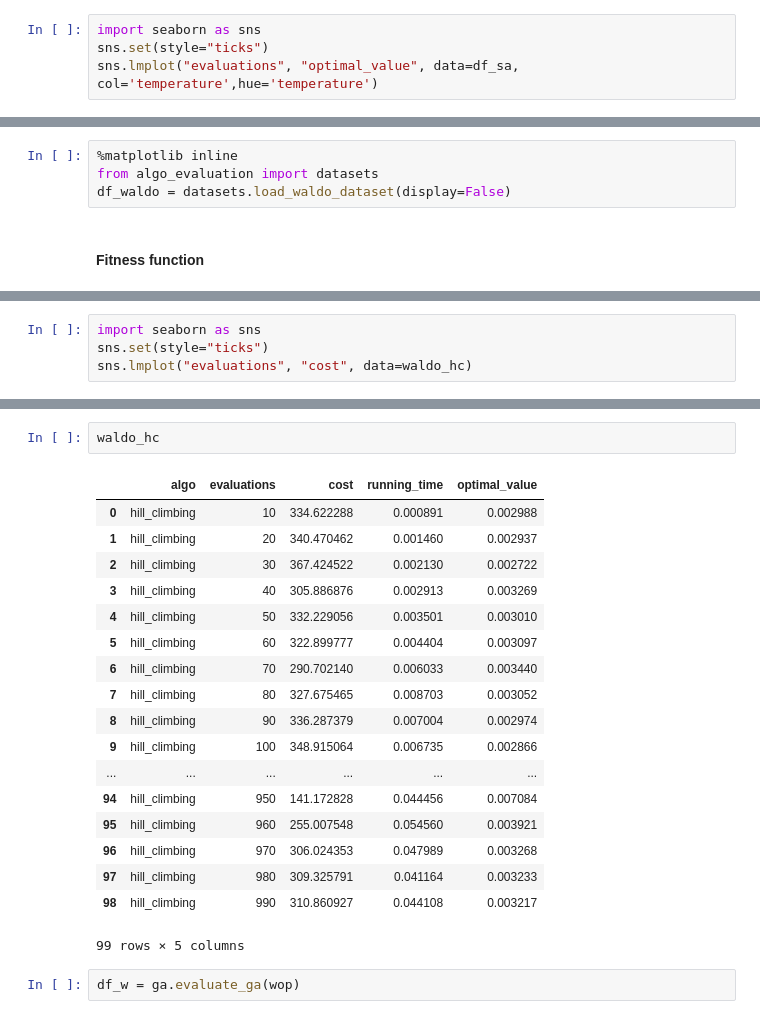
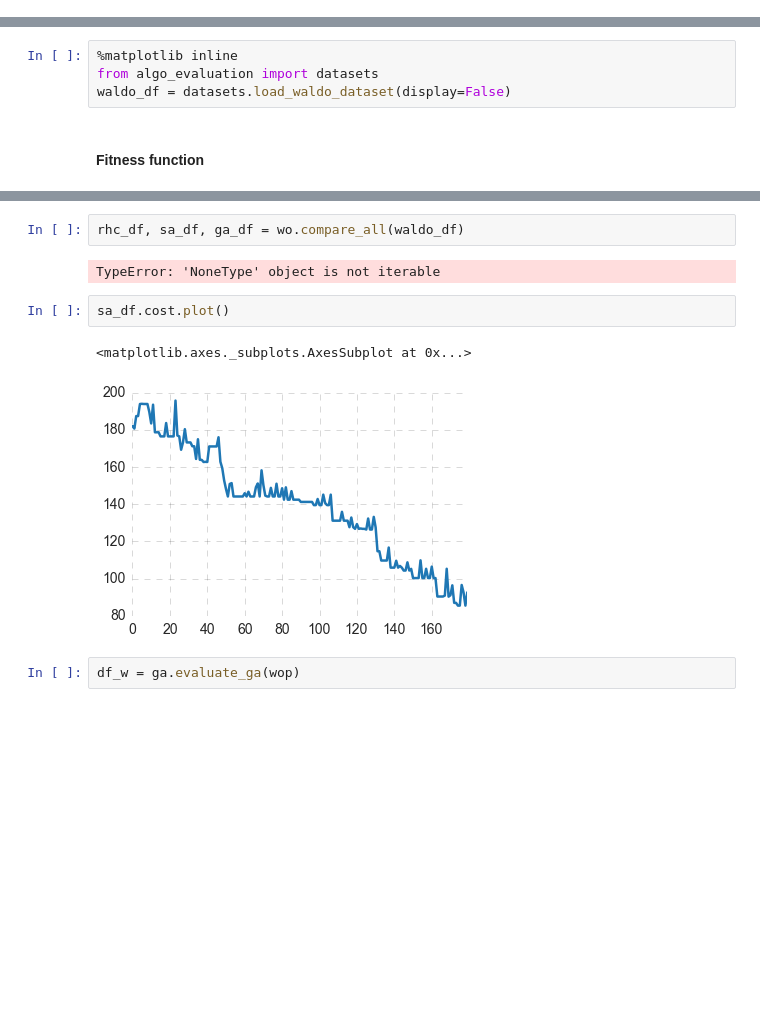
Before and after one commit to sshegheva/bag-of-algorithms, a Jupyter notebook: analysis/notebooks/RandomizedOptimization.ipynb, the cells around one changed output, grey strips where cells are left out. Saved outputs shown, nothing was run; the diff lists cells and outputs as text; blank space fills up the shorter version.

Commit message:
implement waldo optimization problem

```diff
--- a/analysis/notebooks/RandomizedOptimization.ipynb
+++ b/analysis/notebooks/RandomizedOptimization.ipynb
@@ -102,4 +76,0 @@ sns.lmplot("evaluations", "optimal_value", data=df_sa)
-# %%
-import seaborn as sns
-sns.set(style="ticks")
-sns.lmplot("evaluations", "optimal_value", data=df_sa, col='temperature',hue='temperature')
@@ -152,7 +81,7 @@ I only recently came across Waldo-spotting book series (since I grew up outside
 # %%
 %matplotlib inline
 from algo_evaluation import datasets
-df_waldo = datasets.load_waldo_dataset(display=False)
+waldo_df = datasets.load_waldo_dataset(display=False)
 # %% [markdown]
 #### Fitness function
 # %%
@@ -172,4 +91,0 @@ waldo_hc = hill_climbing.evaluate_hc(waldo_opt, evaluation_range=xrange(10, 1000
-# %%
-import seaborn as sns
-sns.set(style="ticks")
-sns.lmplot("evaluations", "cost", data=waldo_hc)
@@ -179,24 +92,12 @@ sns.lmplot("evaluations", "cost", data=waldo_hc)
-# %%
-waldo_hc
-# %% [output]
-|  | algo | evaluations | cost | running_time | optimal_value |
-| 0 | hill_climbing | 10 | 334.622288 | 0.000891 | 0.002988 |
-| 1 | hill_climbing | 20 | 340.470462 | 0.001460 | 0.002937 |
-| 2 | hill_climbing | 30 | 367.424522 | 0.002130 | 0.002722 |
-| 3 | hill_climbing | 40 | 305.886876 | 0.002913 | 0.003269 |
-| 4 | hill_climbing | 50 | 332.229056 | 0.003501 | 0.003010 |
-| 5 | hill_climbing | 60 | 322.899777 | 0.004404 | 0.003097 |
-| 6 | hill_climbing | 70 | 290.702140 | 0.006033 | 0.003440 |
-| 7 | hill_climbing | 80 | 327.675465 | 0.008703 | 0.003052 |
-| 8 | hill_climbing | 90 | 336.287379 | 0.007004 | 0.002974 |
-| 9 | hill_climbing | 100 | 348.915064 | 0.006735 | 0.002866 |
-| ... | ... | ... | ... | ... | ... |
-| 94 | hill_climbing | 950 | 141.172828 | 0.044456 | 0.007084 |
-| 95 | hill_climbing | 960 | 255.007548 | 0.054560 | 0.003921 |
-| 96 | hill_climbing | 970 | 306.024353 | 0.047989 | 0.003268 |
-| 97 | hill_climbing | 980 | 309.325791 | 0.041164 | 0.003233 |
-| 98 | hill_climbing | 990 | 310.860927 | 0.044108 | 0.003217 |
-99 rows × 5 columns
+# %%
+rhc_df, sa_df, ga_df = wo.compare_all(waldo_df)
+# %% [output]
+TypeError: 'NoneType' object is not iterable
+# %%
+sa_df.cost.plot()
+# %% [output]
+<matplotlib.axes._subplots.AxesSubplot at 0x...>
+[figure, added]
 # %%
 df_w = ga.evaluate_ga(wop)
 # %%
```
Also changed, not shown: parts of 23 cells of this notebook, 10 other files.
